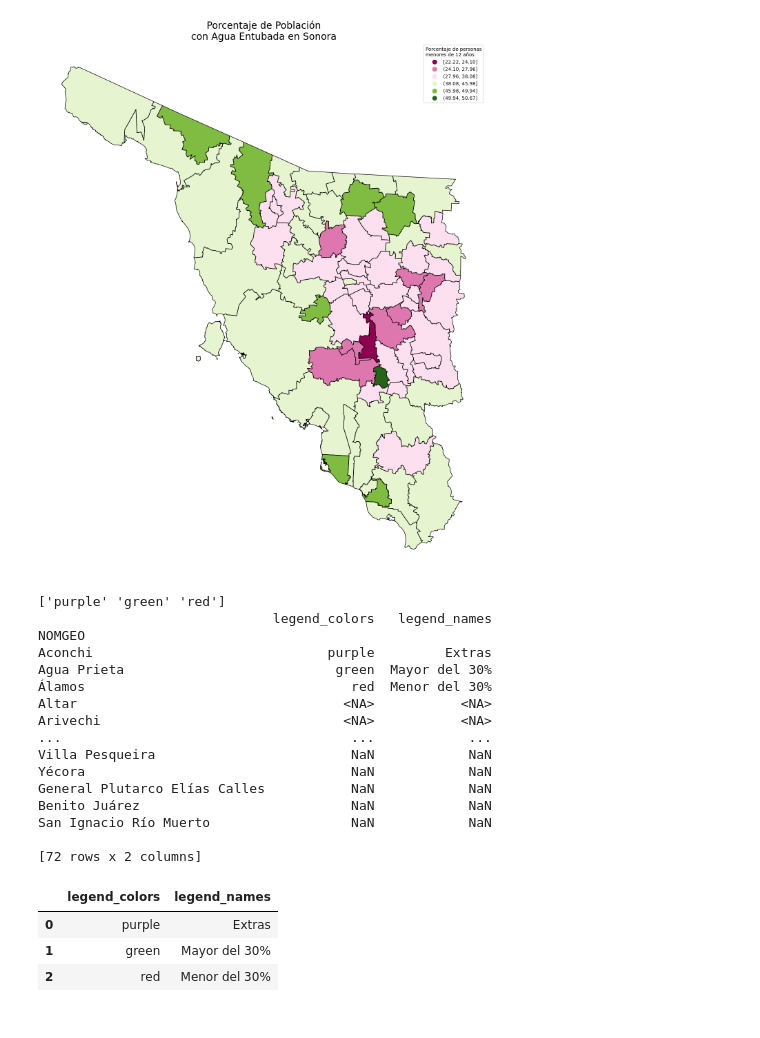
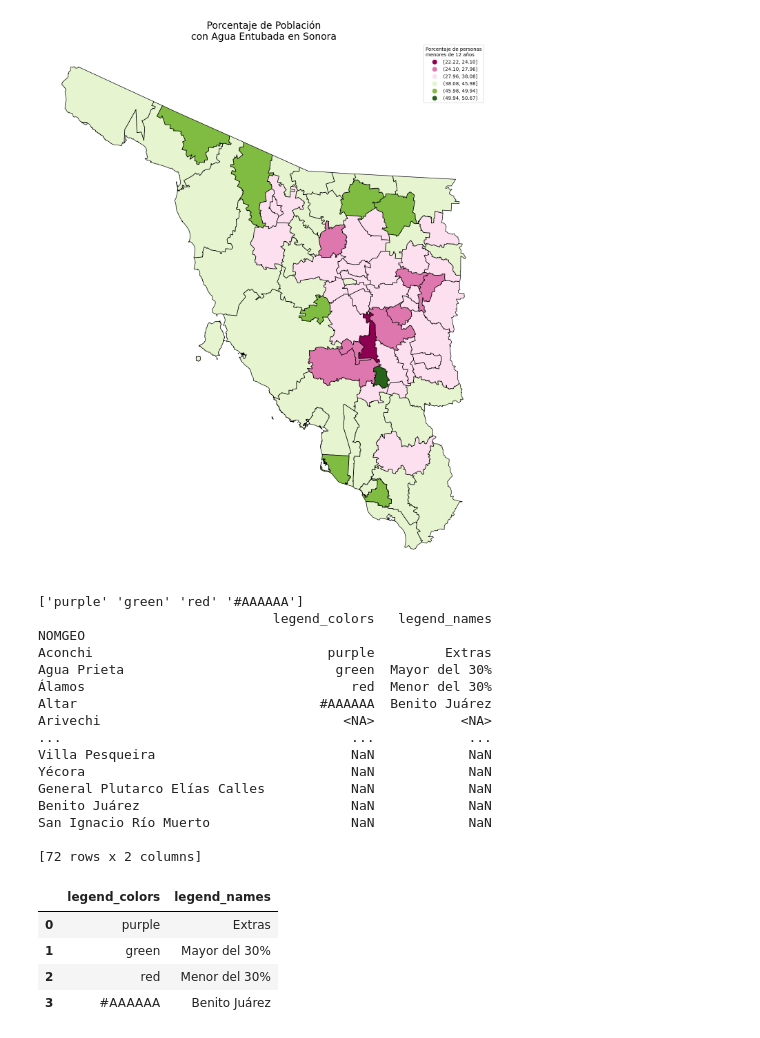
Before and after one commit to Dust1920/mapper, a Jupyter notebook: p1.ipynb, the cells around one changed output. Cells and saved outputs as stored; diff of their text form; code cells hidden in the pictures.

```diff
--- a/p1.ipynb
+++ b/p1.ipynb
@@ -116,36 +116,37 @@ template12['legend_names'] = pd.NA
 template12['legend_config'] = '14,black,None'
 template12.loc['Aconchi',['legend_x','legend_y']] = [1.3, 2]
 
-
+template12.loc['Benito Juárez', 'color_relleno'] = '#AAAAAA'
 leg_cols = template12['color_relleno'].unique()
-leg_label = [ 'Extras', 'Mayor del 30%','Menor del 30%']
+leg_label = [ 'Extras', 'Mayor del 30%','Menor del 30%','Benito Juárez']
 print(leg_cols)
 for k in range(len(leg_cols)):
     template12.iloc[k, -5] = leg_cols[k]
     template12.iloc[k, -4] = leg_label[k]
 
 legend_df = addon.legend_df(template12)
 leg_cf = gc.text_to_list(template12.loc['Aconchi','legend_config'])
 print(template12[['legend_colors','legend_names']])
 legend_df
 # %% [output]
-['purple' 'green' 'red']
+['purple' 'green' 'red' '#AAAAAA']
                               legend_colors   legend_names
 NOMGEO
 Aconchi                              purple         Extras
 Agua Prieta                           green  Mayor del 30%
 Álamos                                  red  Menor del 30%
-Altar                                  <NA>           <NA>
+Altar                               #AAAAAA  Benito Juárez
 Arivechi                               <NA>           <NA>
 ...                                     ...            ...
 Villa Pesqueira                         NaN            NaN
 Yécora                                  NaN            NaN
 General Plutarco Elías Calles           NaN            NaN
 Benito Juárez                           NaN            NaN
 San Ignacio Río Muerto                  NaN            NaN
 
 [72 rows x 2 columns]
 |  | legend_colors | legend_names |
 | 0 | purple | Extras |
 | 1 | green | Mayor del 30% |
 | 2 | red | Menor del 30% |
+| 3 | #AAAAAA | Benito Juárez |
```
Also changed, not shown: parts of 5 cells of this notebook.
